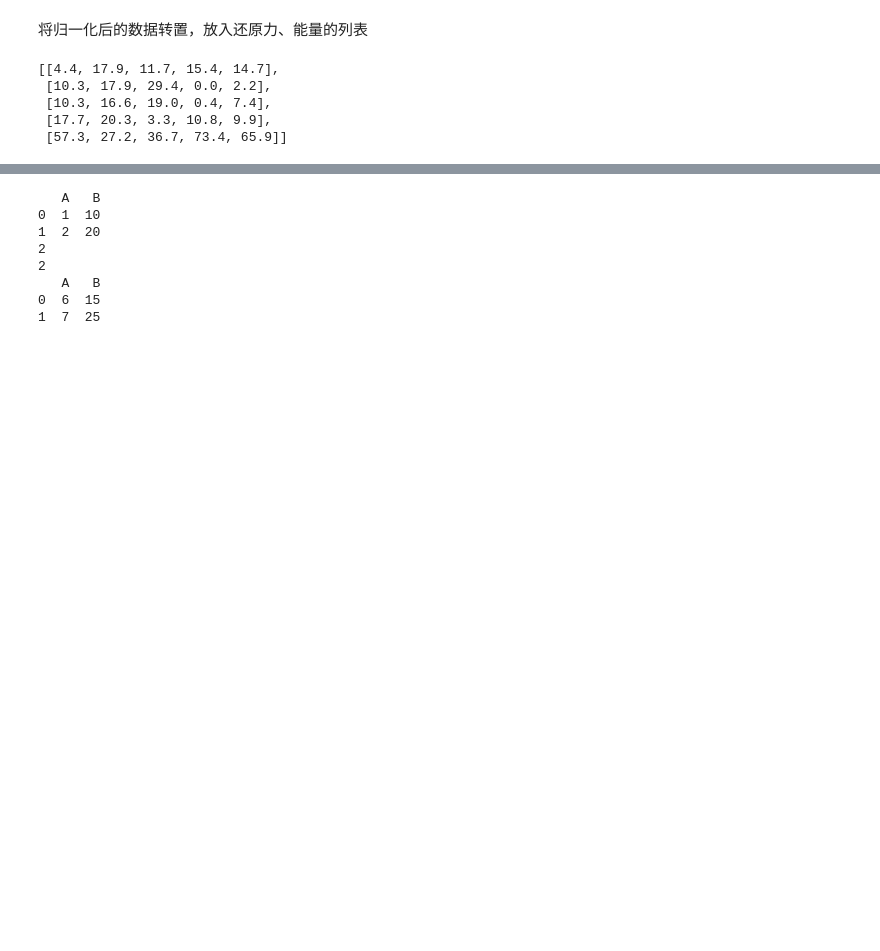
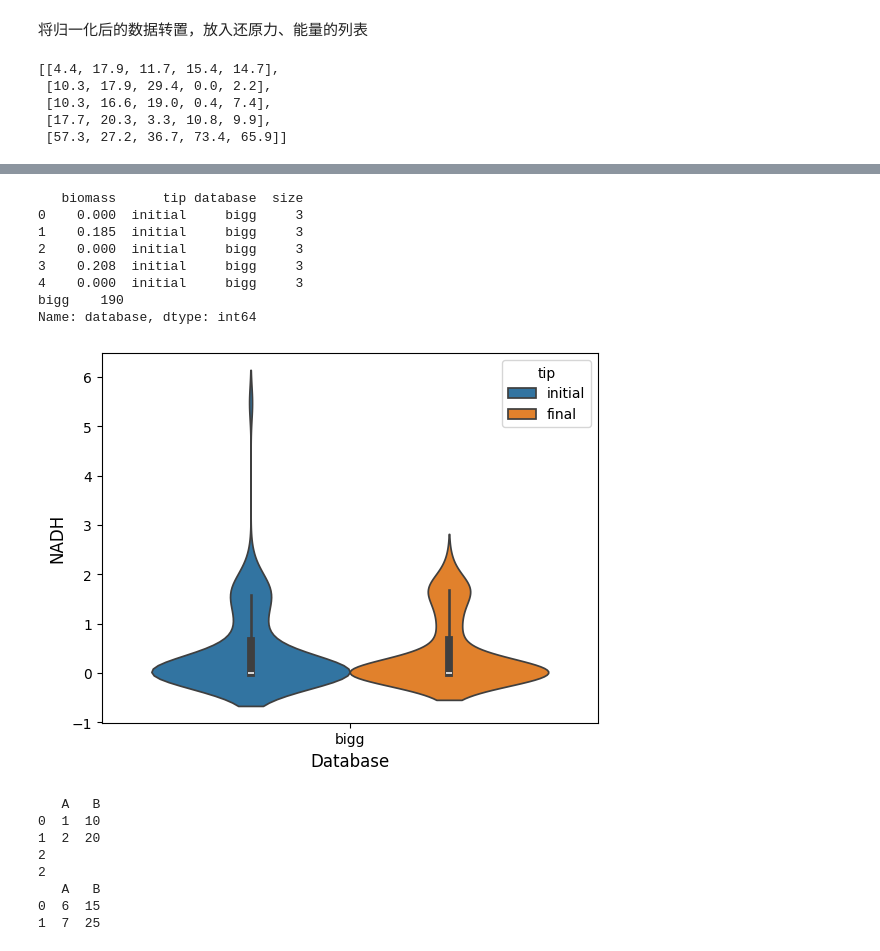
Before and after one commit to dengxiao01/MQC, a Jupyter notebook: others/plot.ipynb, the cells around one changed output, grey strips where cells are left out. Cells and saved outputs as stored; diff of their text form; code cells hidden in the pictures; blank space fills up the shorter version.

```diff
--- a/others/plot.ipynb
+++ b/others/plot.ipynb
@@ -345,3 +303,45 @@ plt.show()
+# %%
+import seaborn as sns
+import matplotlib.pyplot as plt
+tips = pd.read_excel('/home/dengxiao/mqc/tmp/tips_analysis.xlsx')
+print(tips.head())
+# 加载数据
+print(tips['database'].value_counts())
+# plt.figure(dpi=300)
+
+# tips
+sns.violinplot(x="database",          # x → 设置分组统计字段
+              y="biomass",   # y → 数据分布统计字段
+              # 这里xy数据对调，将会使得散点图横向分布
+              data=tips,        # data → 对应数据
+            #   jitter = True,    # jitter → 当点数据重合较多时，用该参数做一些调整，也可以设置间距如：jitter = 0.1
+            #   size = 5, edgecolor = 'w',linewidth=1,marker = '.',  # 设置点的大小、描边颜色或宽度、点样式
+              # split=True,
+              hue="tip",
+            #   inner=None,
+              # bw_method=0.01,
+            #   palette="Set2",  # 设置调色盘
+              )
+plt.xlabel("Database", size =12)
+plt.ylabel("NADH", size =12)
+# # 创建示例数据集
+# data = sns.load_dataset("tips")
+
+# # 绘制小提琴图
+# sns.violinplot(x="day", y="total_bill", data=data)
+
+# 显示图形
+plt.show()
+# %% [output]
+   biomass      tip database  size
+0    0.000  initial     bigg     3
+1    0.185  initial     bigg     3
+2    0.000  initial     bigg     3
+3    0.208  initial     bigg     3
+4    0.000  initial     bigg     3
+bigg    190
+Name: database, dtype: int64
+[figure, added]
 # %%
 import pandas as pd
 
```
Also changed, not shown: parts of 7 cells of this notebook, 18 other files.
